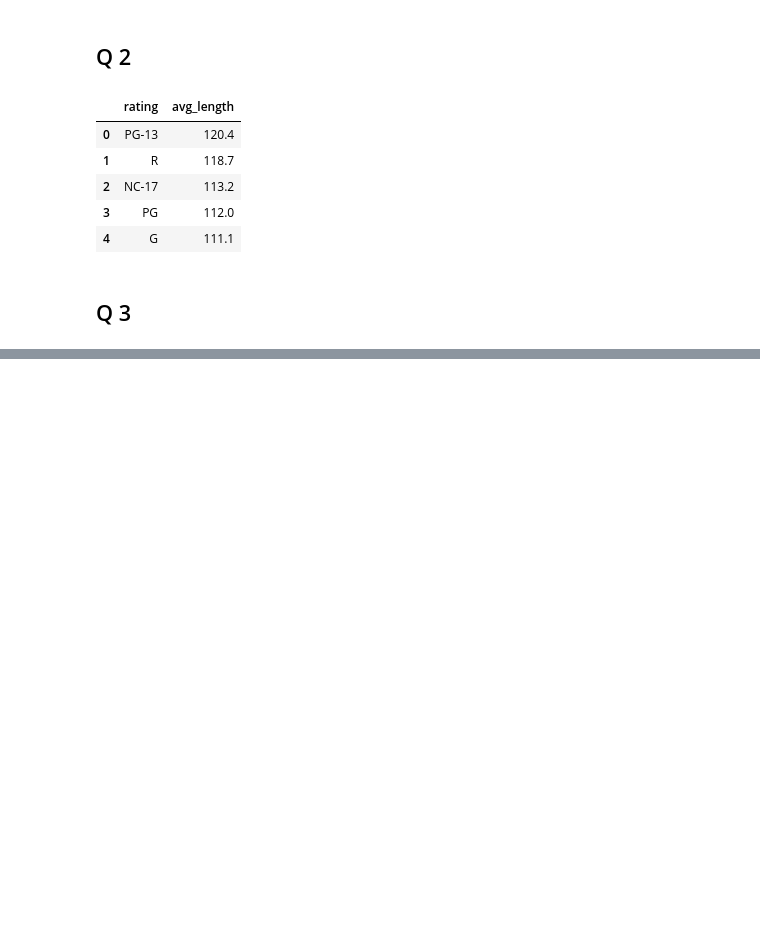
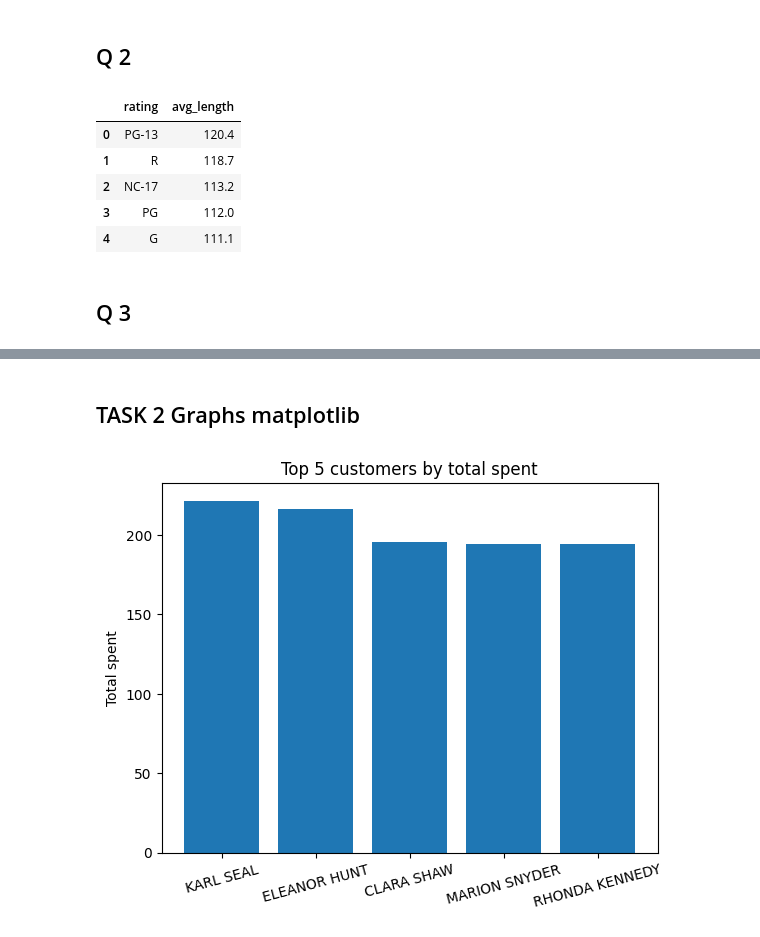
Before and after one commit to GrannyApples/DE25_LAB3_SQL_Anton_Engstrom, a Jupyter notebook: lab3.ipynb, the cells around one changed output, grey strips where cells are left out. Drawn from its saved outputs; the diff is of its cells as text; code cells hidden in the pictures; blank space fills up the shorter version.

Commit message:
feat:task2 Q A

```diff
--- a/lab3.ipynb
+++ b/lab3.ipynb
@@ -195 +197,27 @@ rented_movies_by_customer.head()
 | 4 | TAMMY | SANDERS | 41 |
+# %% [markdown]
+## TASK 2 Graphs matplotlib
+# %%
+## a) Top 5 customers by total spend
+
+## names overlapped, asked LLM how to fix it, gave me the suggestion of using xticks to rotate the names.
+
+top_customers = conn.sql("""
+    SELECT
+        c.first_name || ' ' || c.last_name AS customer,
+        SUM(p.amount) AS total_spent
+    FROM customer c
+    JOIN payment p ON c.customer_id = p.customer_id
+    GROUP BY customer
+    ORDER BY total_spent DESC
+    LIMIT 5
+""").df()
+
+plt.figure()
+plt.bar(top_customers["customer"], top_customers["total_spent"])
+plt.title("Top 5 customers by total spent")
+plt.ylabel("Total spent")
+plt.xticks(rotation=15)
+plt.show()
+# %% [output]
+[figure, added]
```
Also changed, not shown: parts of 4 cells of this notebook.
